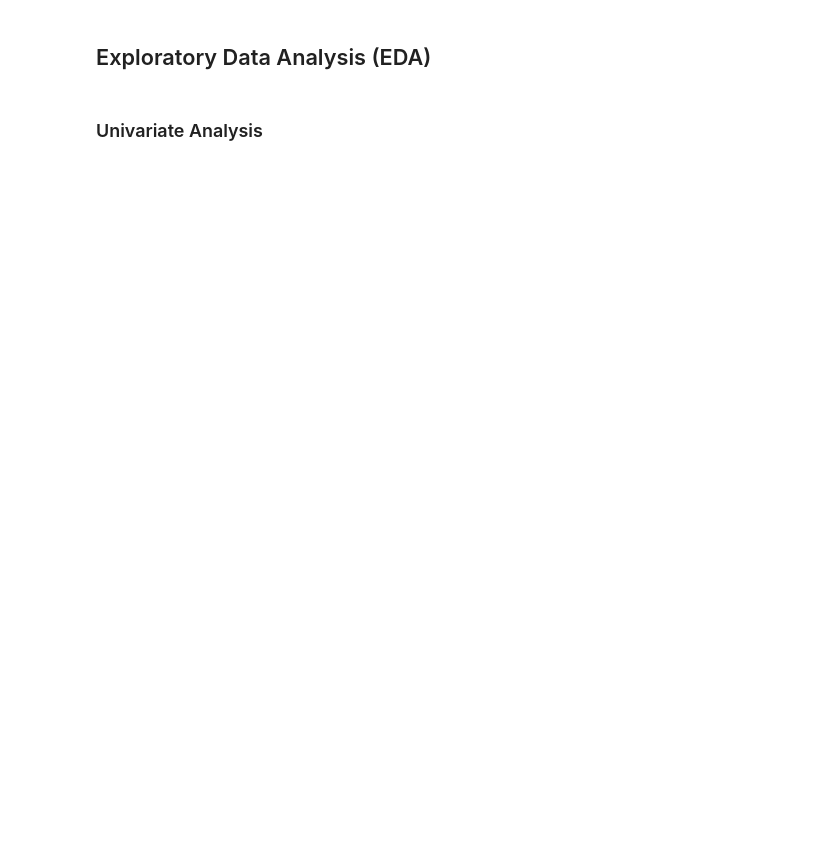
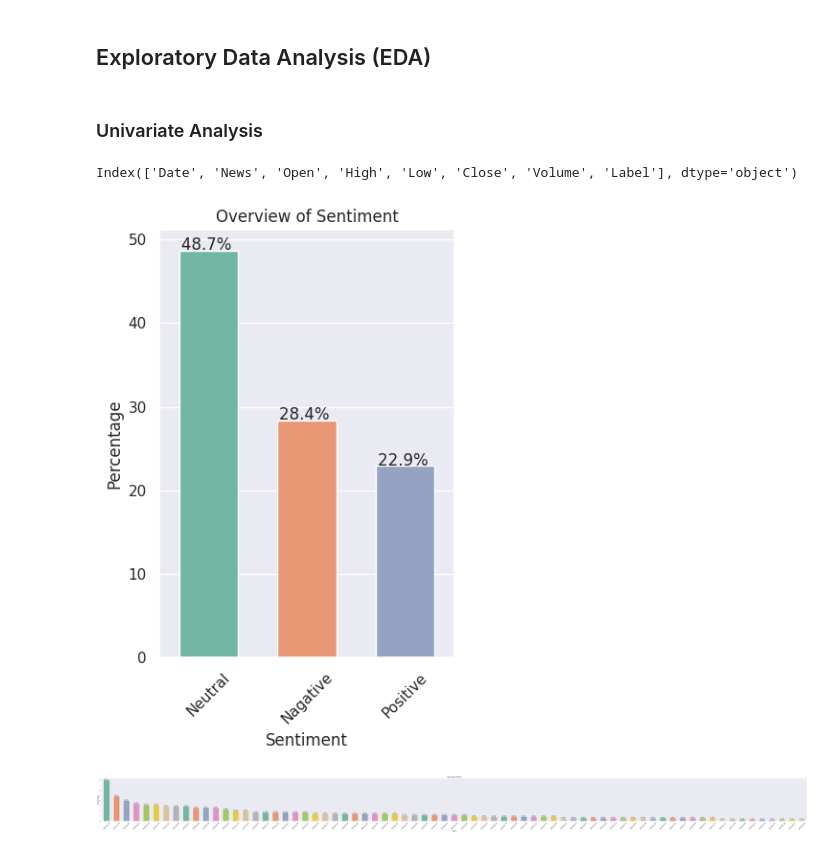
Before and after one commit to Rajesh2015/Credit-Card-Transaction-Sql-Analysis, a Jupyter notebook: IP_Stock_Market_News_Sentiment_Analysis_and_Summarization_Solution.ipynb, the cells around one changed output. Saved outputs shown, nothing was run; the diff lists cells and outputs as text; code cells hidden in the pictures; blank space fills up the shorter version.

```diff
--- a/IP_Stock_Market_News_Sentiment_Analysis_and_Summarization_Solution.ipynb
+++ b/IP_Stock_Market_News_Sentiment_Analysis_and_Summarization_Solution.ipynb
@@ -100,3 +102,8 @@ from gensim.models import KeyedVectors
+# %%
+#  store pellete for future use
+pellete='Set2'
+colors = sns.color_palette(pellete)  # Get Set2 color palette for future use
+sns.set(style="darkgrid") # Set grid style
 # %% [markdown]
 ## Loading the dataset
 # %%
@@ -196,0 +206,35 @@ dtype: int64
+# %%
+def plot_bar_chart_percentage(df, column_name, xlabel, pellete, bar_width=0.6):
+    """
+    Plots the percentage distribution of a specified categorical column in a DataFrame.
+
+    Parameters:
+    - df: DataFrame containing the data.
+    - column_name: The name of the column to analyze.
+    - colors: List of colors for the bar plot.
+    - figsize: Tuple specifying the figure size.
+    - bar_width: Width of the bars in the bar plot.
+    """
+    # Calculate the percentage of each category in the specified column
+    percentages = df[column_name].value_counts(normalize=True)*100
+    percentages = percentages.reset_index().rename(columns={ column_name: column_name, 'proportion': 'percent'})
+    n=df[column_name].nunique()
+    # Increase figure size for better readability
+    plt.figure(figsize=(n+1,6))
+
+    # Plot the bar plot with reduced bar width
+    ax=sns.barplot(x=column_name, y='percent', data=percentages, palette=pellete,hue=column_name, width=bar_width)
+
+    # Annotate the plot with the count values
+    annotate_chart(plt, ax)
+
+    # Set labels and title
+    plt.ylabel('Percentage')
+    plt.xlabel(xlabel)
+    plt.title(f'Overview of {xlabel}')
+    plt.xticks(rotation=45)
+
+    # Show the plot
+    plt.tight_layout()  # Adjust layout to prevent overlapping
+    plt.legend([],[], frameon=False)
+    plt.show()
@@ -198,3 +628,16 @@ dtype: int64
 ## Exploratory Data Analysis (EDA)
 # %% [markdown]
 ### Univariate Analysis
+# %%
+data.columns
+# %% [output]
+Index(['Date', 'News', 'Open', 'High', 'Low', 'Close', 'Volume', 'Label'], dtype='object')
+# %%
+data['sentiment_label']=data['Label'].map({1:'Positive',0:'Neutral',-1:'Nagative'})
+plot_bar_chart_percentage(df=data,column_name='sentiment_label',xlabel='Sentiment',pellete=pellete)
+# %% [output]
+[figure, added]
+# %%
+plot_bar_chart_percentage(df=data,column_name='Date',xlabel='Date',pellete=pellete)
+# %% [output]
+[figure, added]
```
Also changed, not shown: parts of 27 cells of this notebook.
